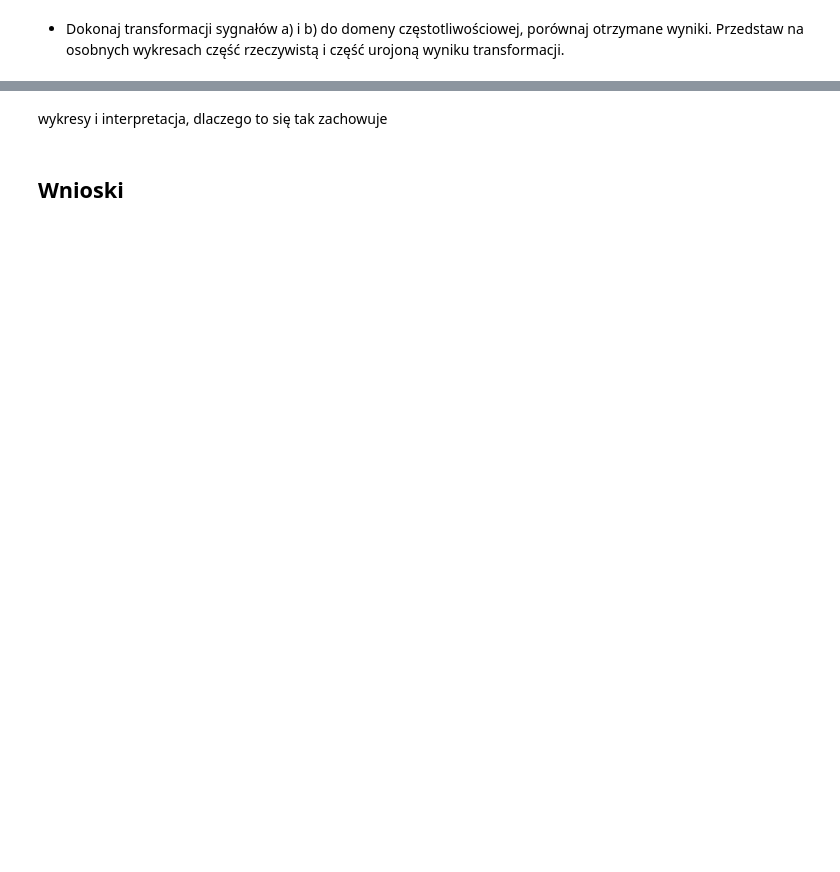
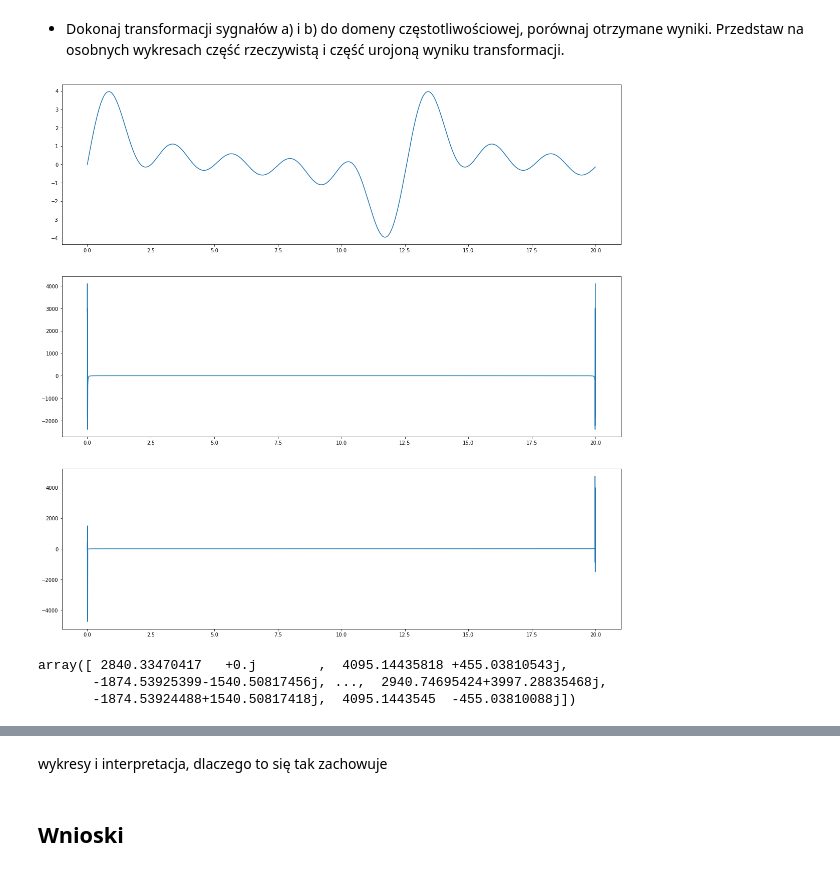
Before and after one commit to mhawryluk/mownit, a Jupyter notebook: lab11-transformata_Fouriera/lab11.ipynb, the cells around one changed output, grey strips where cells are left out. Drawn from its saved outputs; the diff is of its cells as text; code cells hidden in the pictures; blank space fills up the shorter version.

```diff
--- a/lab11-transformata_Fouriera/lab11.ipynb
+++ b/lab11-transformata_Fouriera/lab11.ipynb
@@ -192,3 +191,20 @@ signal_b()
 * Dokonaj transformacji sygnałów a) i b) do domeny częstotliwościowej, porównaj
 otrzymane wyniki. Przedstaw na osobnych wykresach część rzeczywistą i część
 urojoną wyniku transformacji.
+# %%
+def transform(x, signal):
+    transformed_signal = dft(np.array(signal, dtype=complex))
+
+    fig, ax = plt.subplots(3, 1, figsize=(20, 20))
+    ax[0].plot(x, signal)
+    ax[1].plot(x, np.real(transformed_signal))
+    ax[2].plot(x, np.imag(transformed_signal))
+    plt.show()
+    return transformed_signal
+# %%
+transform(x,  signal_a)
+# %% [output]
+[figure, added]
+array([ 2840.33470417   +0.j        ,  4095.14435818 +455.03810543j,
+       -1874.53925399-1540.50817456j, ...,  2940.74695424+3997.28835468j,
+       -1874.53924488+1540.50817418j,  4095.1443545  -455.03810088j])
```
Also changed, not shown: parts of 13 cells of this notebook.
